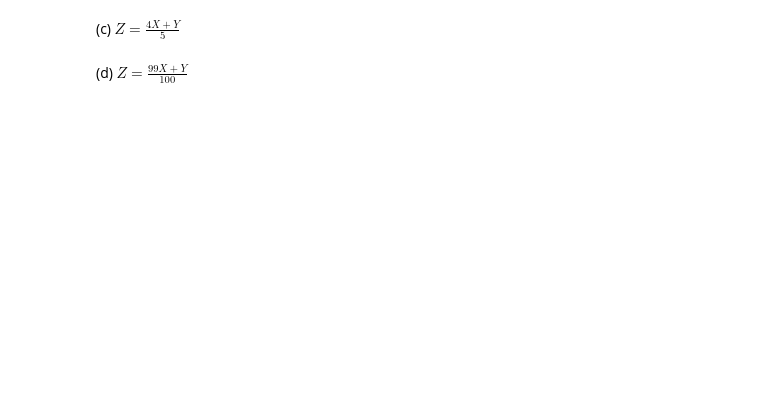
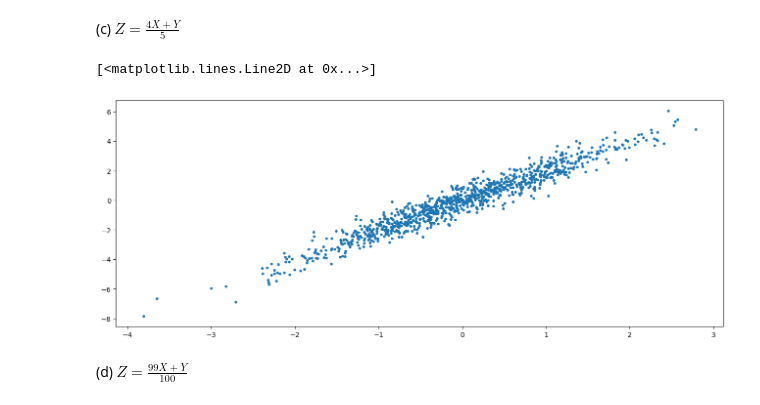
Before and after one commit to cdavin2/dsp_lab07b, a Jupyter notebook: lab07b_final_report.ipynb, the cells around one changed output. Drawn from its saved outputs; the diff is of its cells as text; code cells hidden in the pictures; blank space fills up the shorter version.

```diff
--- a/lab07b_final_report.ipynb
+++ b/lab07b_final_report.ipynb
@@ -61,6 +78,10 @@ insert your answer here
 (c) $Z=\frac{4X+Y}{5}$
 # %%
 # insert your code here
+plt.plot(x, z3, '.')
+# %% [output]
+[<matplotlib.lines.Line2D at 0x...>]
+[figure, added]
 # %% [markdown]
 (d) $Z=\frac{99X+Y}{100}$
 # %%
```
Also changed, not shown: parts of 25 cells of this notebook.
